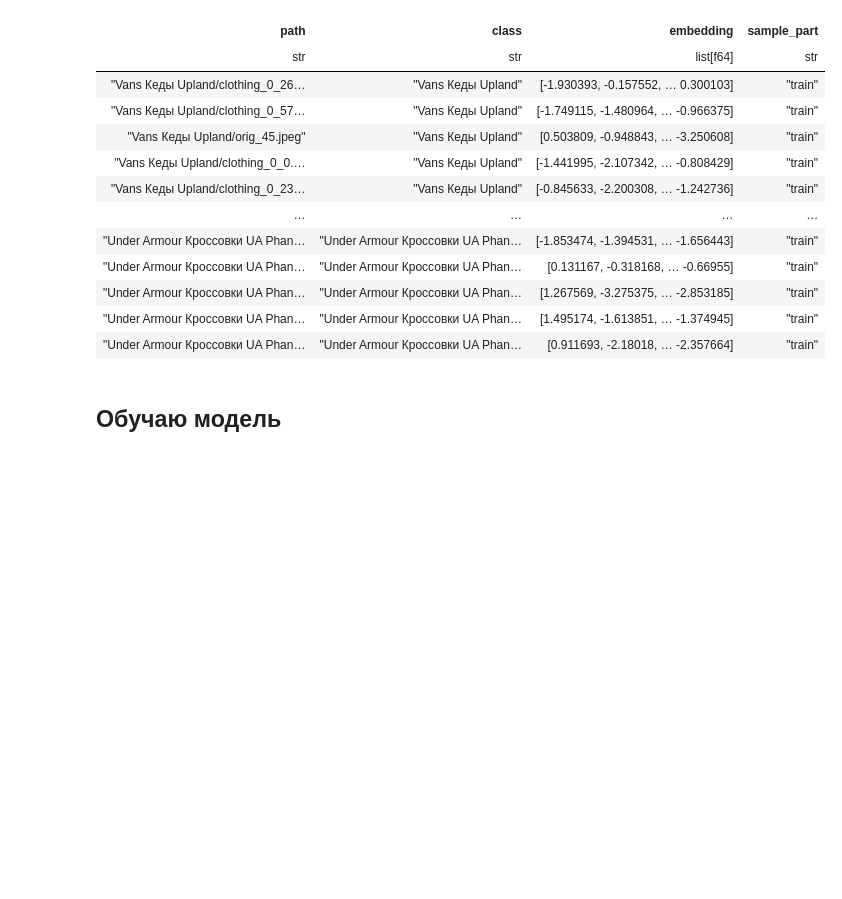
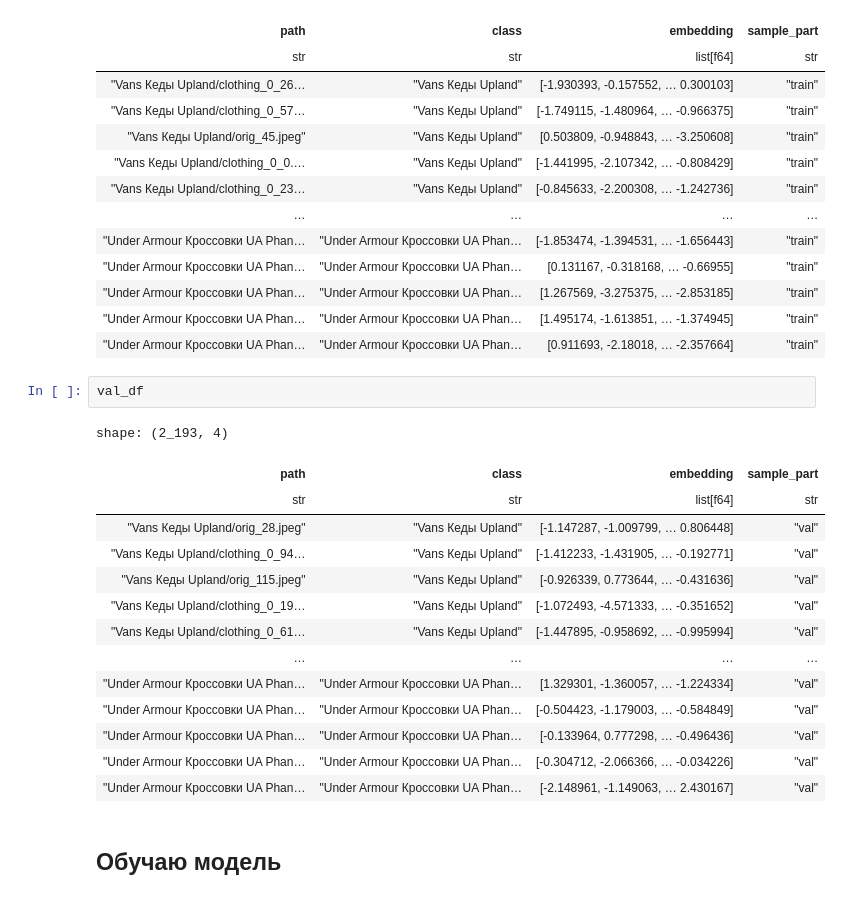
Before and after one commit to xan-d-or/sneakers-hse, a Jupyter notebook: notebooks/5-models/triplet_loss.ipynb, the cells around one changed output. Cells and saved outputs as stored; diff of their text form; blank space fills up the shorter version.

```diff
--- a/notebooks/5-models/triplet_loss.ipynb
+++ b/notebooks/5-models/triplet_loss.ipynb
@@ -123,6 +128,23 @@ shape: (8_772, 4)
 | "Under Armour Кроссовки UA Phan… | "Under Armour Кроссовки UA Phan… | [1.267569, -3.275375, … -2.853185] | "train" |
 | "Under Armour Кроссовки UA Phan… | "Under Armour Кроссовки UA Phan… | [1.495174, -1.613851, … -1.374945] | "train" |
 | "Under Armour Кроссовки UA Phan… | "Under Armour Кроссовки UA Phan… | [0.911693, -2.18018, … -2.357664] | "train" |
+# %%
+val_df
+# %% [output]
+shape: (2_193, 4)
+| path | class | embedding | sample_part |
+| str | str | list[f64] | str |
+| "Vans Кеды Upland/orig_28.jpeg" | "Vans Кеды Upland" | [-1.147287, -1.009799, … 0.806448] | "val" |
+| "Vans Кеды Upland/clothing_0_94… | "Vans Кеды Upland" | [-1.412233, -1.431905, … -0.192771] | "val" |
+| "Vans Кеды Upland/orig_115.jpeg" | "Vans Кеды Upland" | [-0.926339, 0.773644, … -0.431636] | "val" |
+| "Vans Кеды Upland/clothing_0_19… | "Vans Кеды Upland" | [-1.072493, -4.571333, … -0.351652] | "val" |
+| "Vans Кеды Upland/clothing_0_61… | "Vans Кеды Upland" | [-1.447895, -0.958692, … -0.995994] | "val" |
+| … | … | … | … |
+| "Under Armour Кроссовки UA Phan… | "Under Armour Кроссовки UA Phan… | [1.329301, -1.360057, … -1.224334] | "val" |
+| "Under Armour Кроссовки UA Phan… | "Under Armour Кроссовки UA Phan… | [-0.504423, -1.179003, … -0.584849] | "val" |
+| "Under Armour Кроссовки UA Phan… | "Under Armour Кроссовки UA Phan… | [-0.133964, 0.777298, … -0.496436] | "val" |
+| "Under Armour Кроссовки UA Phan… | "Under Armour Кроссовки UA Phan… | [-0.304712, -2.066366, … -0.034226] | "val" |
+| "Under Armour Кроссовки UA Phan… | "Under Armour Кроссовки UA Phan… | [-2.148961, -1.149063, … 2.430167] | "val" |
 # %% [markdown]
 ## Обучаю модель
 # %%
```
Also changed, not shown: parts of 5 cells of this notebook, 3 other files.
